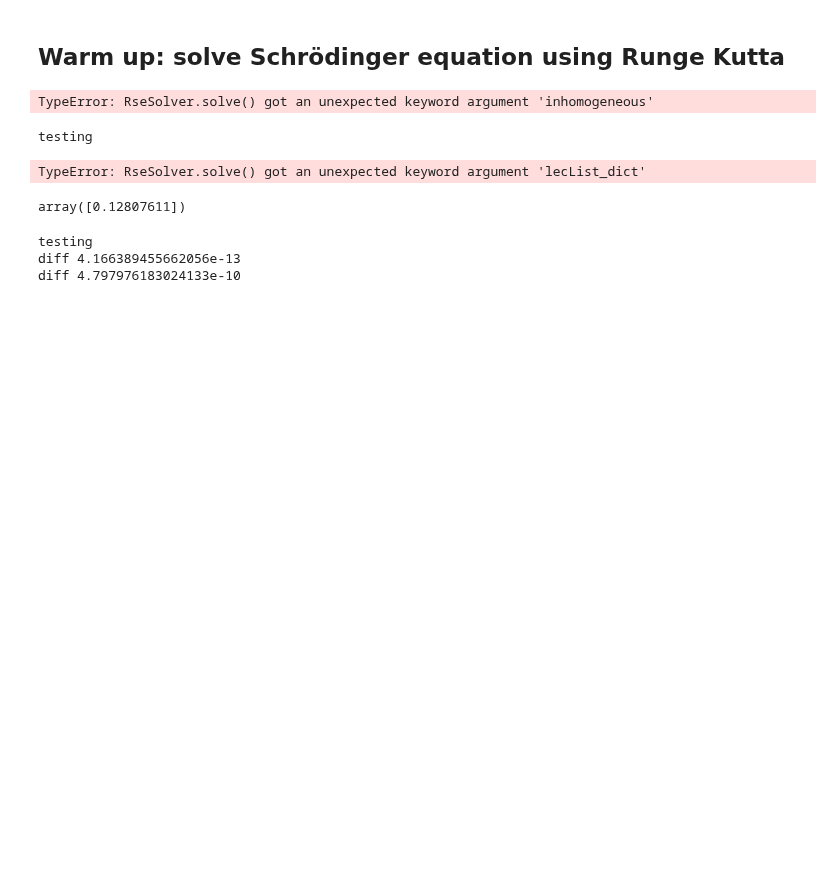
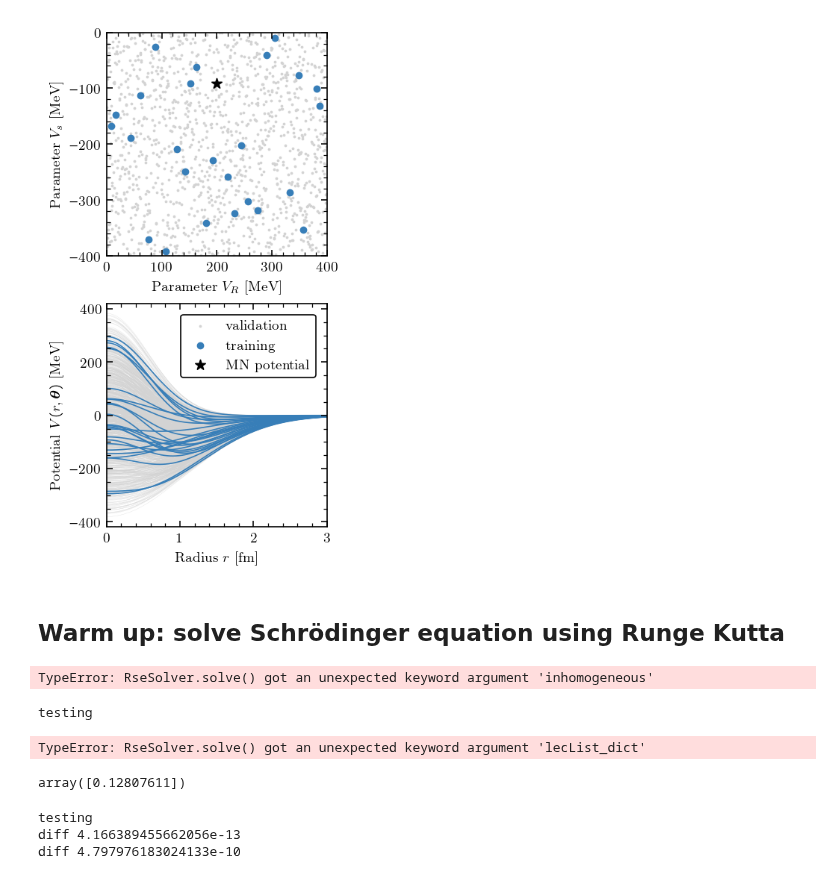
Before and after one commit to buqeye/cs_greedy_emulator, a Jupyter notebook: minnesota.ipynb, the cells around one changed output. Drawn from its saved outputs; the diff is of its cells as text; code cells hidden in the pictures; blank space fills up the shorter version.

```diff
--- a/minnesota.ipynb
+++ b/minnesota.ipynb
@@ -21,3 +94,34 @@ from plots.rc_params import *
+# %%
+from constants import hbarc, cm
+fig, axs = plt.subplots(2, 1, figsize=(6.8*cm,12.5*cm), constrained_layout=True)
+np.random.seed(123)
+
+for index, n in enumerate((1250, 25)):
+    param_samples_all = potential.getLecsSample({"V0": (0, 400), "V1": (-400, 0)}, n=n)
+    param_samples_plot = np.array([[sample[lec_lbl] for lec_lbl in ("V0", "V1")] for sample in param_samples_all])
+    color = ("lightgray", colors[1])[index]
+    size = [1, 15][index]
+    axs[0].scatter(param_samples_plot[:,0], param_samples_plot[:,1], color=color, s=size, label=("validation", "training")[index])
+
+    grid_plot = np.linspace(0, 4, 200)
+    size = [1.2, 8][index]
+    for lec_sample in param_samples_all:
+        vr = hbarc * potential.eval(r=grid_plot, lecs=lec_sample)
+        axs[1].plot(grid_plot, vr, color=color, lw=size/10)
+
+axs[0].scatter(potential.lecBaseValues["V0"],
+               potential.lecBaseValues["V1"], color="k", s=45, marker="*", label="MN potential")
+axs[0].set_xlabel("Parameter $V_R$ [MeV]")
+axs[0].set_ylabel("Parameter $V_s$ [MeV]")
+axs[0].set_xlim(0,400)
+axs[0].set_ylim(-400,0)
+axs[1].set_xlim(0,3)
+axs[1].set_xlabel("Radius $r$ [fm]")
+axs[1].set_ylabel(r"Potential $V(r, \boldsymbol{\theta})$ [MeV]")
+axs[1].legend(*axs[0].get_legend_handles_labels())
+fig.savefig("figures/minnesota_parameter_space.png", dpi=200)
+# %% [output]
+[figure, added]
 # %% [markdown]
 ## Warm up: solve Schrödinger equation using Runge Kutta
 # %%
```
Also changed, not shown: parts of 12 cells of this notebook, 2 other files.
